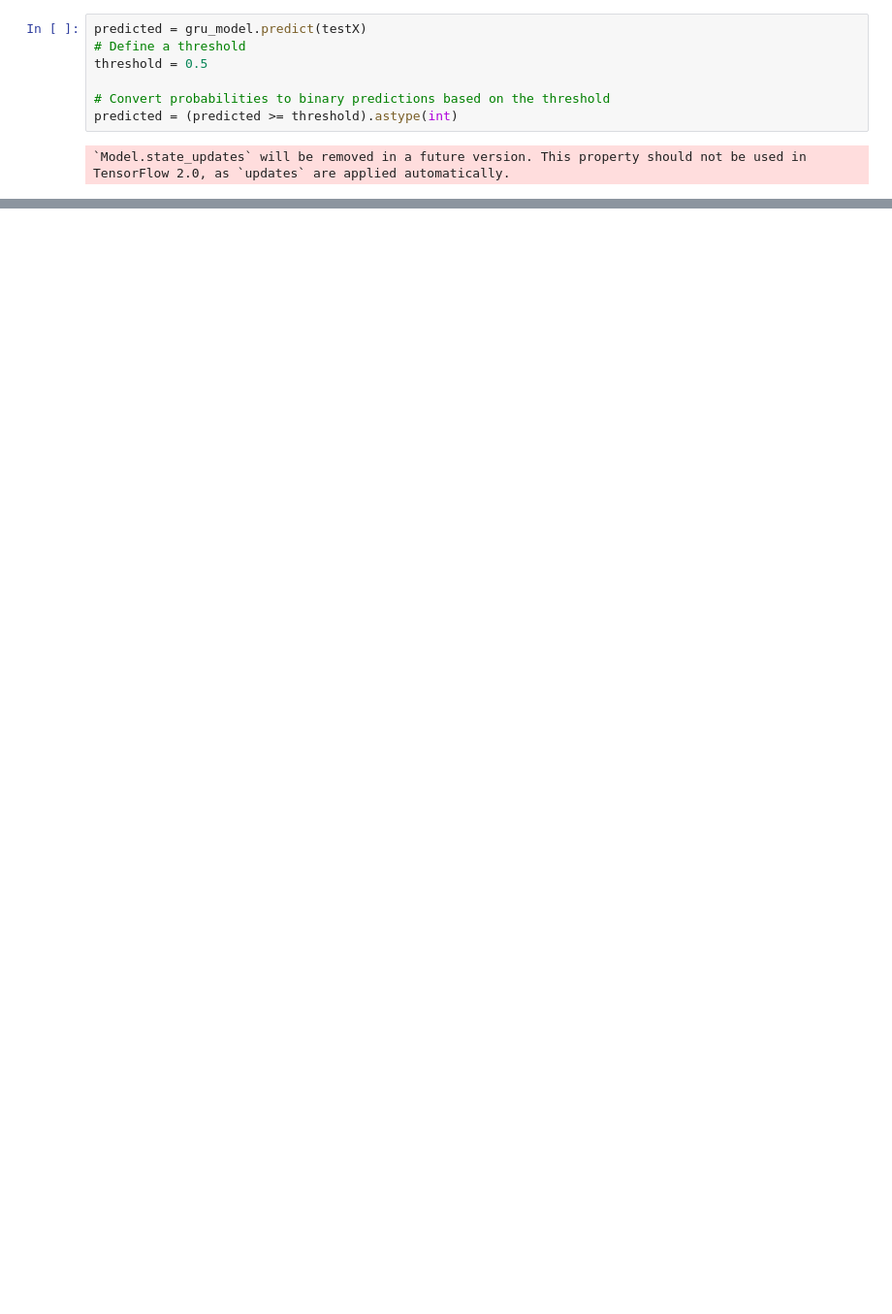
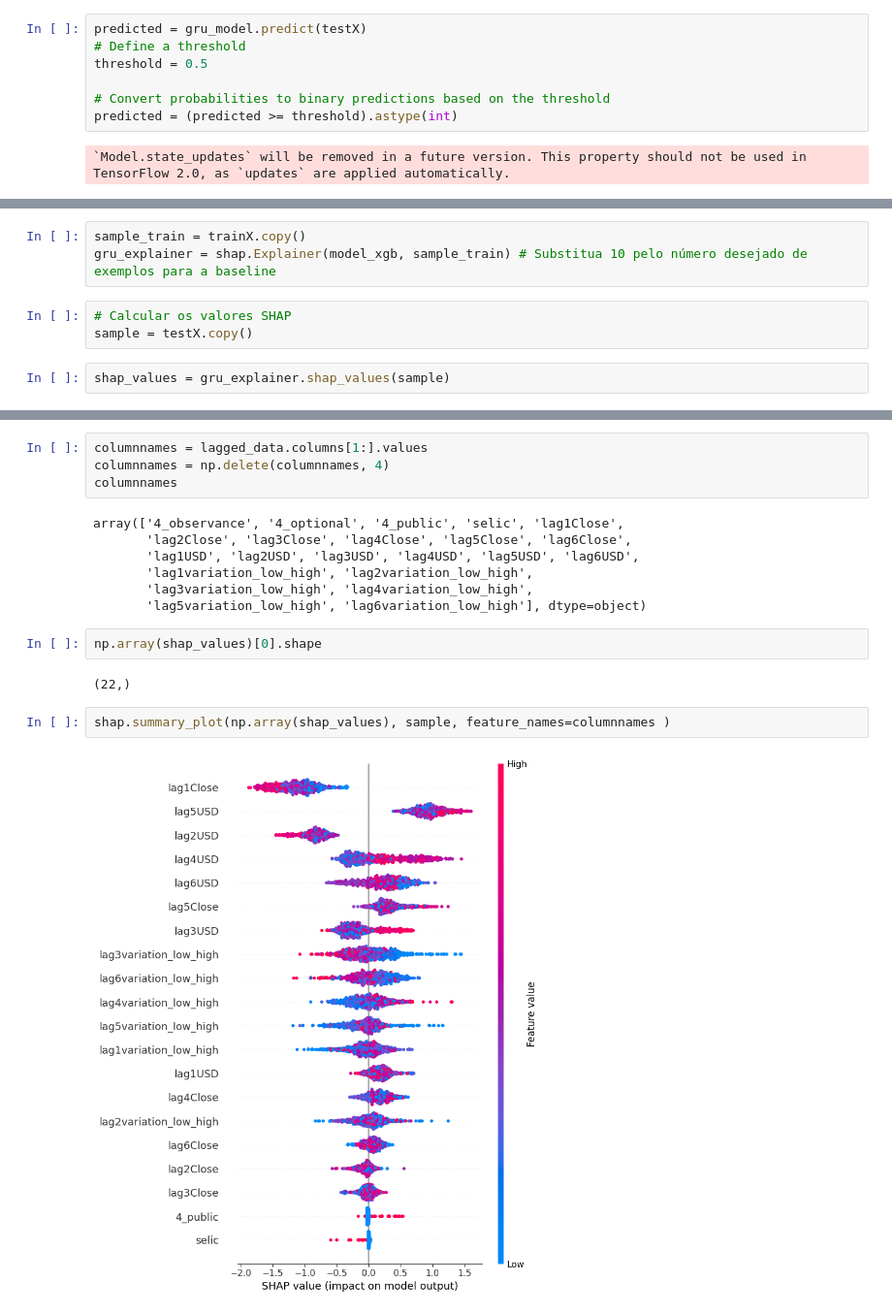
Before and after one commit to marreapato/Forecasting_Paper_XAI, a Jupyter notebook: classification_lime/Trying_Models_classification.ipynb, the cells around one changed output, grey strips where cells are left out. Shown at 97% size. Cells and saved outputs as stored; diff of their text form; blank space fills up the shorter version.

```diff
--- a/classification_lime/Trying_Models_classification.ipynb
+++ b/classification_lime/Trying_Models_classification.ipynb
@@ -792,0 +781,8 @@ weighted avg       0.46      0.47      0.44       807
+# %%
+sample_train = trainX.copy()
+gru_explainer = shap.Explainer(model_xgb, sample_train) # Substitua 10 pelo número desejado de exemplos para a baseline
+# %%
+# Calcular os valores SHAP
+sample = testX.copy()
+# %%
+shap_values = gru_explainer.shap_values(sample)
@@ -792,0 +800,19 @@ weighted avg       0.46      0.47      0.44       807
+# %%
+columnnames = lagged_data.columns[1:].values
+columnnames = np.delete(columnnames, 4)
+columnnames
+# %% [output]
+array(['4_observance', '4_optional', '4_public', 'selic', 'lag1Close',
+       'lag2Close', 'lag3Close', 'lag4Close', 'lag5Close', 'lag6Close',
+       'lag1USD', 'lag2USD', 'lag3USD', 'lag4USD', 'lag5USD', 'lag6USD',
+       'lag1variation_low_high', 'lag2variation_low_high',
+       'lag3variation_low_high', 'lag4variation_low_high',
+       'lag5variation_low_high', 'lag6variation_low_high'], dtype=object)
+# %%
+np.array(shap_values)[0].shape
+# %% [output]
+(22,)
+# %%
+shap.summary_plot(np.array(shap_values), sample, feature_names=columnnames )
+# %% [output]
+[figure, added]
```
Also changed, not shown: parts of 21 cells of this notebook.
